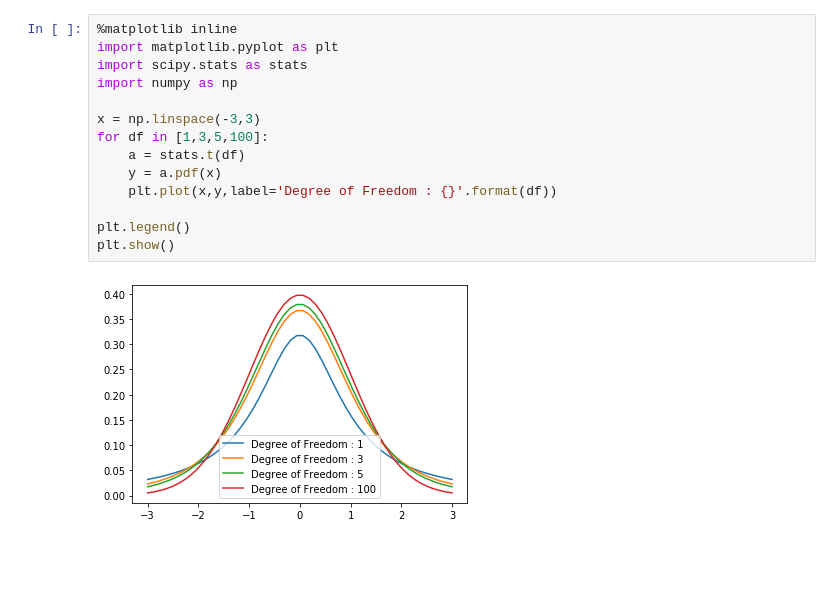
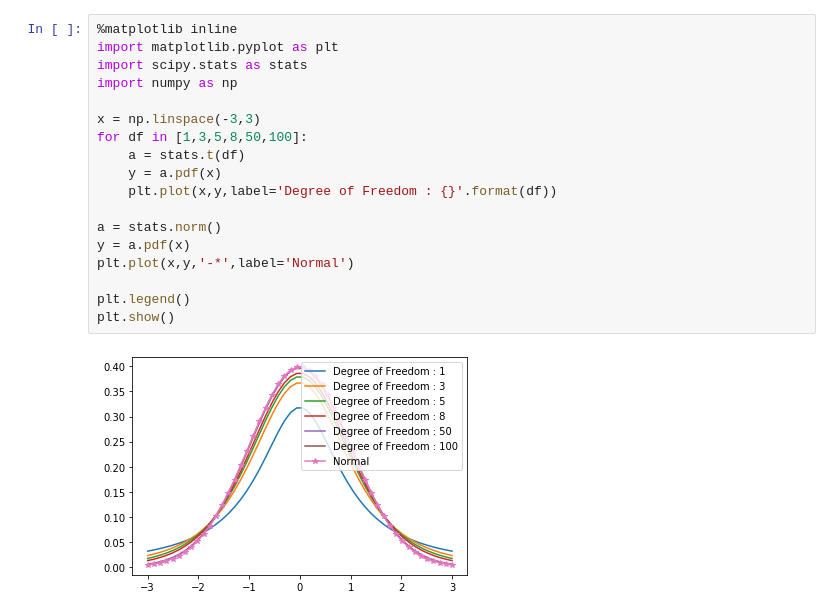
Before and after one commit to jinmang2/probability, a Jupyter notebook: pdf_of_t_distribution.ipynb, the cells around one changed output. Drawn from its saved outputs; the diff is of its cells as text; blank space fills up the shorter version.

```diff
--- a/pdf_of_t_distribution.ipynb
+++ b/pdf_of_t_distribution.ipynb
@@ -1,16 +1,20 @@
 # %%
 %matplotlib inline
 import matplotlib.pyplot as plt
 import scipy.stats as stats
 import numpy as np
 
 x = np.linspace(-3,3)
-for df in [1,3,5,100]:
+for df in [1,3,5,8,50,100]:
     a = stats.t(df)
     y = a.pdf(x)
     plt.plot(x,y,label='Degree of Freedom : {}'.format(df))
 
+a = stats.norm()
+y = a.pdf(x)
+plt.plot(x,y,'-*',label='Normal')
+
 plt.legend()
 plt.show()
 # %% [output]
-[figure, old version]
+[figure, new version]
```
